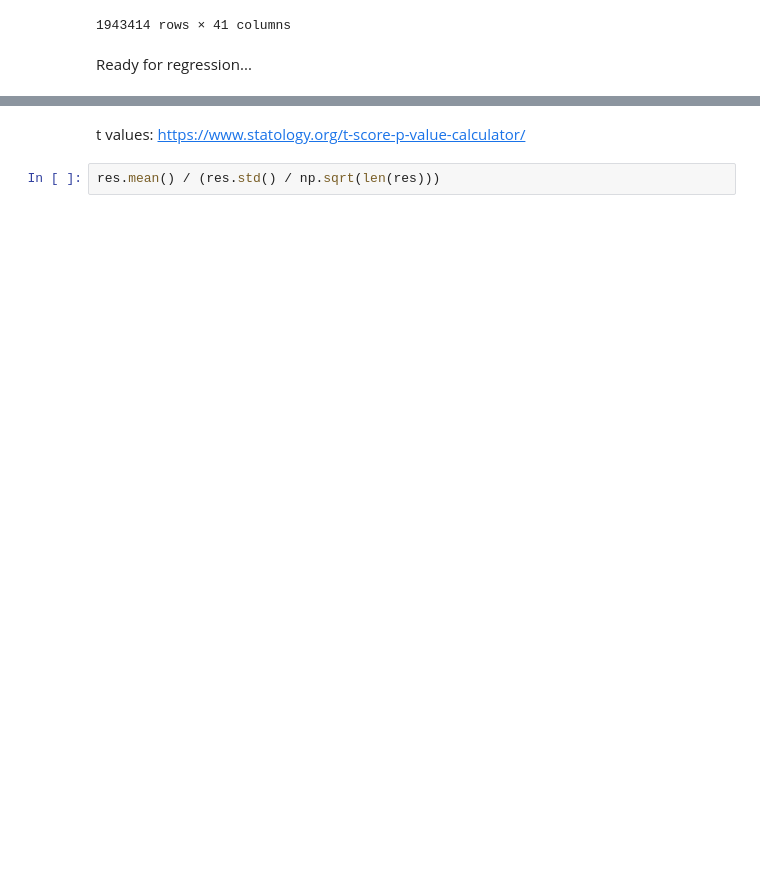
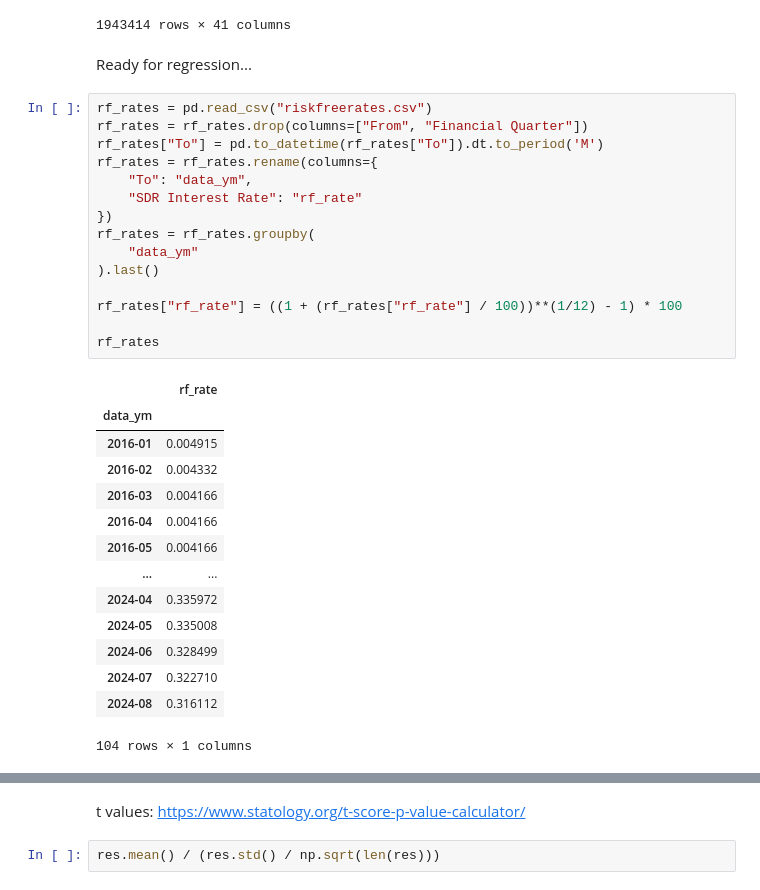
Before and after one commit to varunchodanker/MSc-Individual-Project, a Jupyter notebook: Phase1.ipynb, the cells around one changed output, grey strips where cells are left out. Cells and saved outputs as stored; diff of their text form; blank space fills up the shorter version.

```diff
--- a/Phase1.ipynb
+++ b/Phase1.ipynb
@@ -3465,3 +3466,33 @@ fm_reg_df
 1943414 rows × 41 columns
 # %% [markdown]
 Ready for regression...
+# %%
+rf_rates = pd.read_csv("riskfreerates.csv")
+rf_rates = rf_rates.drop(columns=["From", "Financial Quarter"])
+rf_rates["To"] = pd.to_datetime(rf_rates["To"]).dt.to_period('M')
+rf_rates = rf_rates.rename(columns={
+    "To": "data_ym",
+    "SDR Interest Rate": "rf_rate"
+})
+rf_rates = rf_rates.groupby(
+    "data_ym"
+).last()
+
+rf_rates["rf_rate"] = ((1 + (rf_rates["rf_rate"] / 100))**(1/12) - 1) * 100
+
+rf_rates
+# %% [output]
+|  | rf_rate |
+| data_ym |  |
+| 2016-01 | 0.004915 |
+| 2016-02 | 0.004332 |
+| 2016-03 | 0.004166 |
+| 2016-04 | 0.004166 |
+| 2016-05 | 0.004166 |
+| ... | ... |
+| 2024-04 | 0.335972 |
+| 2024-05 | 0.335008 |
+| 2024-06 | 0.328499 |
+| 2024-07 | 0.322710 |
+| 2024-08 | 0.316112 |
+104 rows × 1 columns
```
Also changed, not shown: parts of 9 cells of this notebook.
